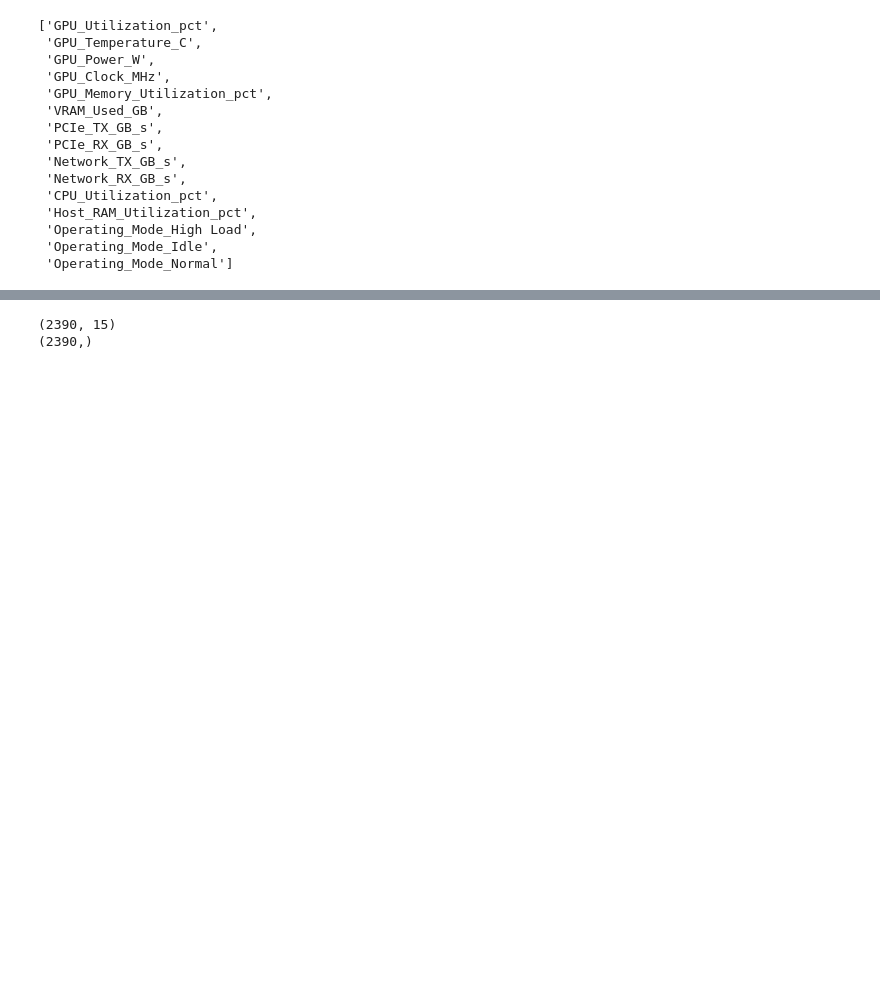
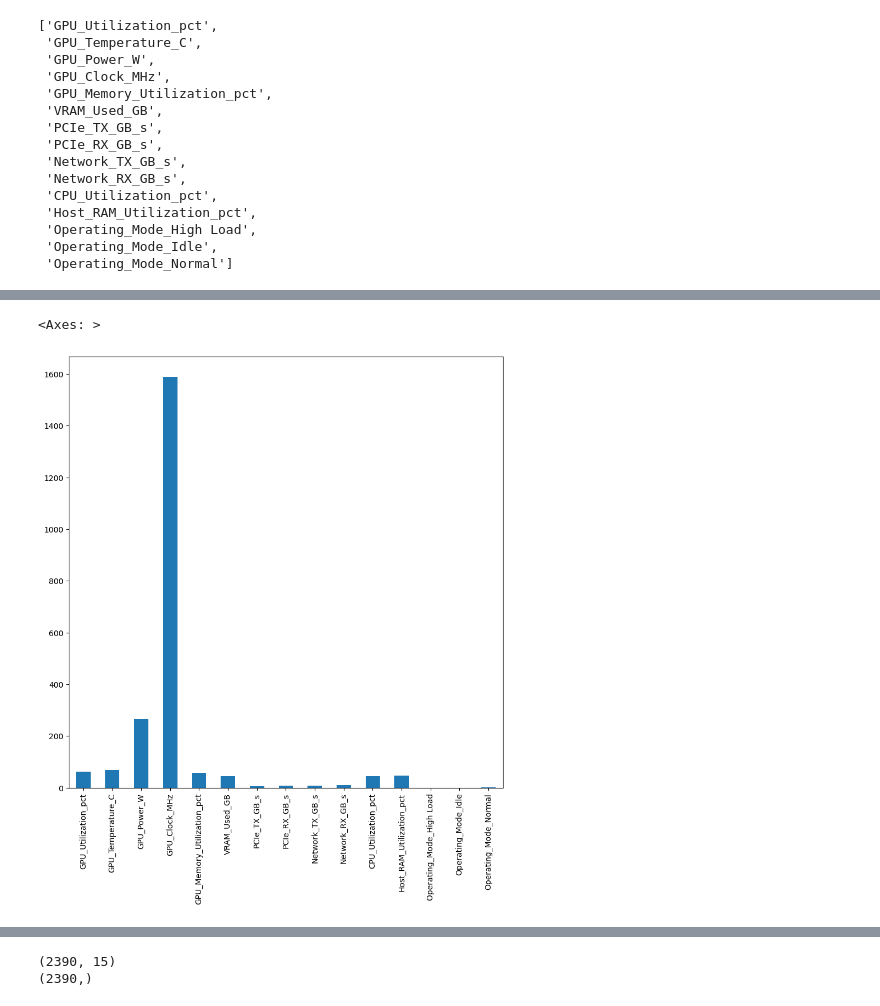
Before and after one commit to UniCandice/McKinsey-prep, a Jupyter notebook: GPU_status_classification.ipynb, the cells around one changed output, grey strips where cells are left out. Drawn from its saved outputs; the diff is of its cells as text; code cells hidden in the pictures; blank space fills up the shorter version.

```diff
--- a/GPU_status_classification.ipynb
+++ b/GPU_status_classification.ipynb
@@ -328,0 +393,7 @@ feature_col
+# %%
+df[feature_col].mean().plot(kind='bar', figsize=(10,10))
+plt.tight_layout()
+plt.show()
+# %% [output]
+<Axes: >
+[figure, added]
```
Also changed, not shown: parts of 29 cells of this notebook.
